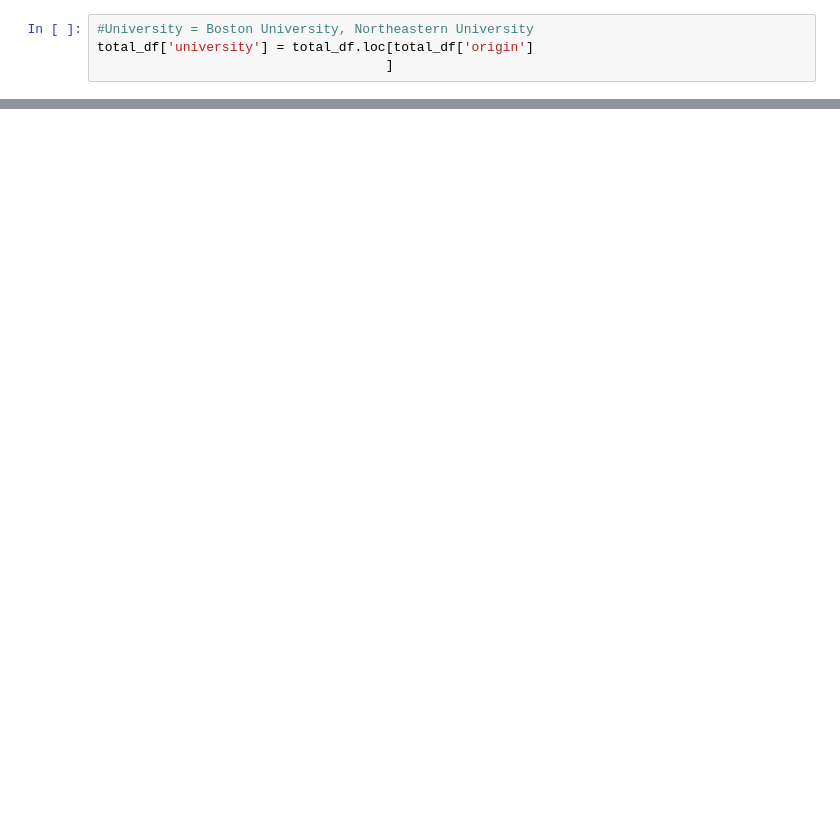
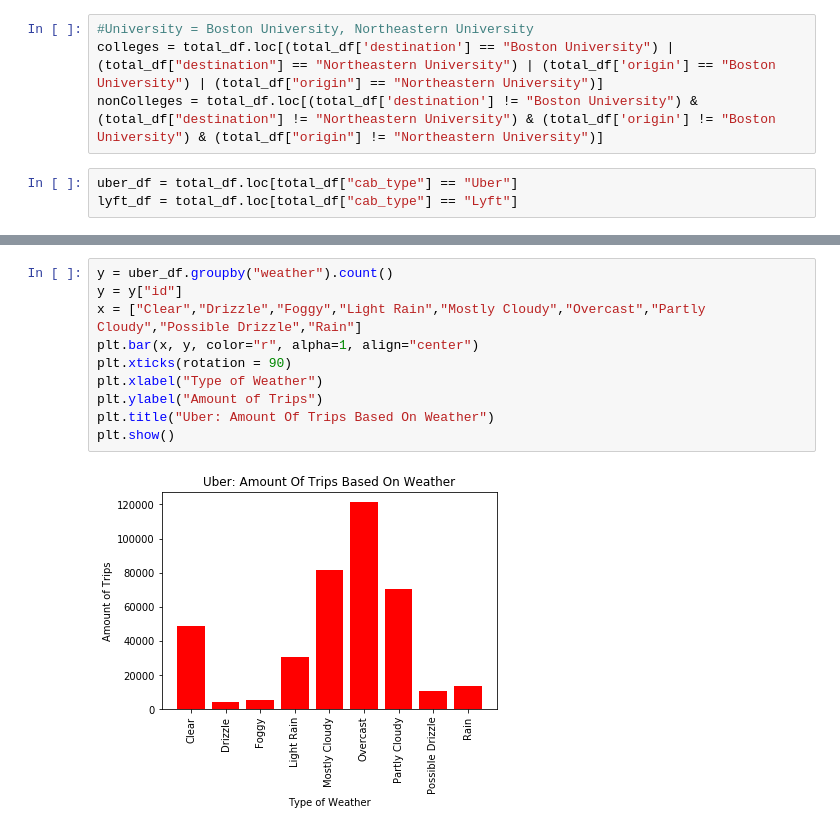
Before and after one commit to Mclark63/Rideshare_Analysis, a Jupyter notebook: cleaningData.ipynb, the cells around one changed output, grey strips where cells are left out. Cells and saved outputs as stored; diff of their text form; blank space fills up the shorter version.

Commit message:
day 2 adding charts

```diff
--- a/cleaningData.ipynb
+++ b/cleaningData.ipynb
@@ -47,4 +229,7 @@ total_df.groupby(['origin']).count()
 # %%
 #University = Boston University, Northeastern University
-total_df['university'] = total_df.loc[total_df['origin']
-                                     ]
+colleges = total_df.loc[(total_df['destination'] == "Boston University") | (total_df["destination"] == "Northeastern University") | (total_df['origin'] == "Boston University") | (total_df["origin"] == "Northeastern University")]
+nonColleges = total_df.loc[(total_df['destination'] != "Boston University") & (total_df["destination"] != "Northeastern University") & (total_df['origin'] != "Boston University") & (total_df["origin"] != "Northeastern University")]
+# %%
+uber_df = total_df.loc[total_df["cab_type"] == "Uber"]
+lyft_df = total_df.loc[total_df["cab_type"] == "Lyft"]
@@ -50,0 +248,12 @@ total_df['university'] = total_df.loc[total_df['origin']
+# %%
+y = uber_df.groupby("weather").count()
+y = y["id"]
+x = ["Clear","Drizzle","Foggy","Light Rain","Mostly Cloudy","Overcast","Partly Cloudy","Possible Drizzle","Rain"]
+plt.bar(x, y, color="r", alpha=1, align="center")
+plt.xticks(rotation = 90)
+plt.xlabel("Type of Weather")
+plt.ylabel("Amount of Trips")
+plt.title("Uber: Amount Of Trips Based On Weather")
+plt.show()
+# %% [output]
+[figure, added]
```
Also changed, not shown: parts of 28 cells of this notebook.
